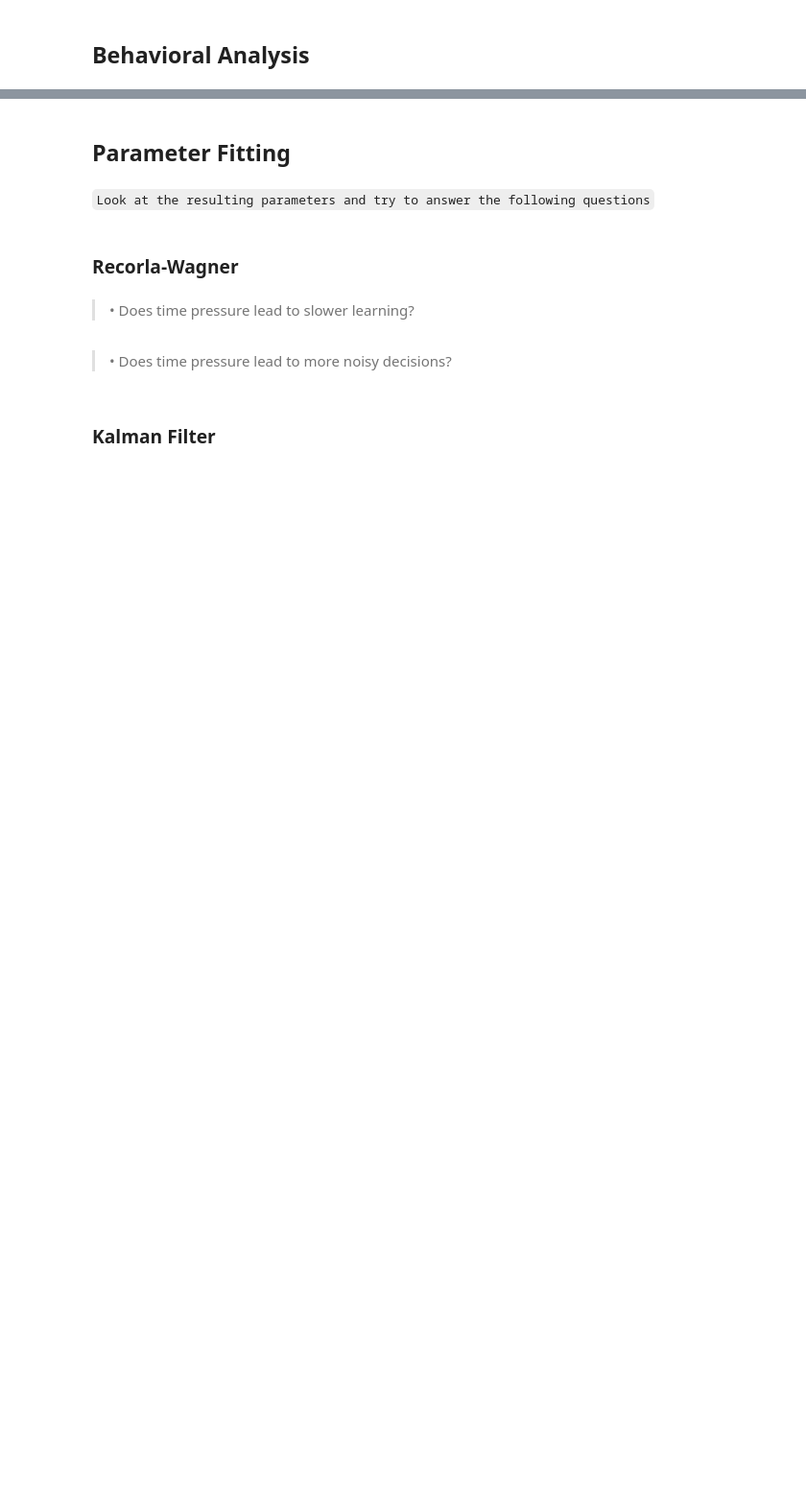
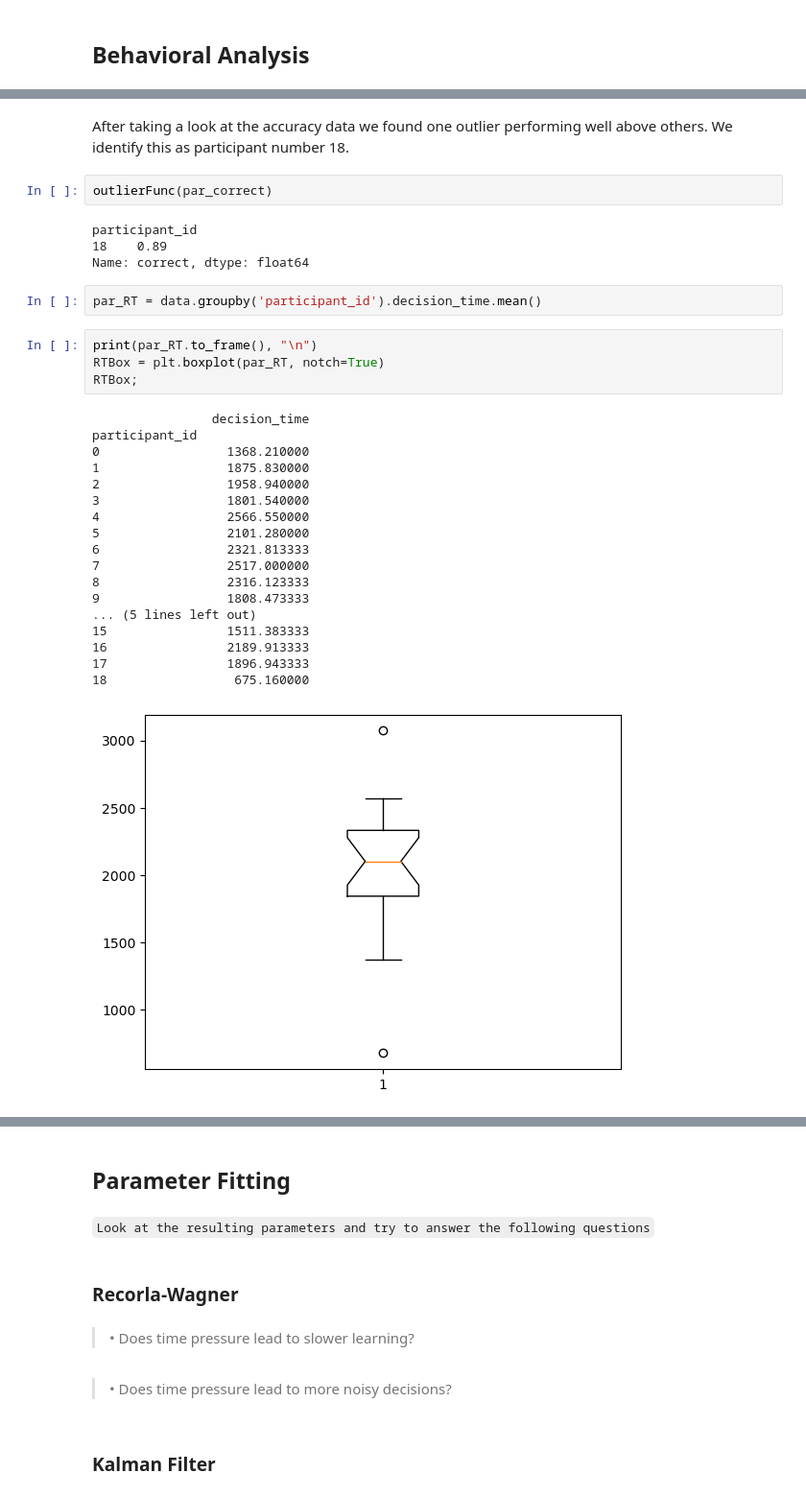
Before and after one commit to pulkitgoyal56/CCCP, a Jupyter notebook: CCCP.ipynb, the cells around one changed output, grey strips where cells are left out. Shown at 96% size. Saved outputs shown, nothing was run; the diff lists cells and outputs as text; blank space fills up the shorter version.

```diff
--- a/CCCP.ipynb
+++ b/CCCP.ipynb
@@ -79,0 +138,33 @@ Name: correct, dtype: float64
+# %% [markdown]
+After taking a look at the accuracy data we found one outlier performing well above others. We identify this as participant number 18.
+# %%
+outlierFunc(par_correct)
+# %% [output]
+participant_id
+18    0.89
+Name: correct, dtype: float64
+# %%
+par_RT = data.groupby('participant_id').decision_time.mean()
+# %%
+print(par_RT.to_frame(), "\n")
+RTBox = plt.boxplot(par_RT, notch=True)
+RTBox;
+# %% [output]
+                decision_time
+participant_id
+0                 1368.210000
+1                 1875.830000
+2                 1958.940000
+3                 1801.540000
+4                 2566.550000
+5                 2101.280000
+6                 2321.813333
+7                 2517.000000
+8                 2316.123333
+9                 1808.473333
+... (5 lines left out)
+15                1511.383333
+16                2189.913333
+17                1896.943333
+18                 675.160000
+[figure, added]
```
Also changed, not shown: parts of 61 cells of this notebook.
